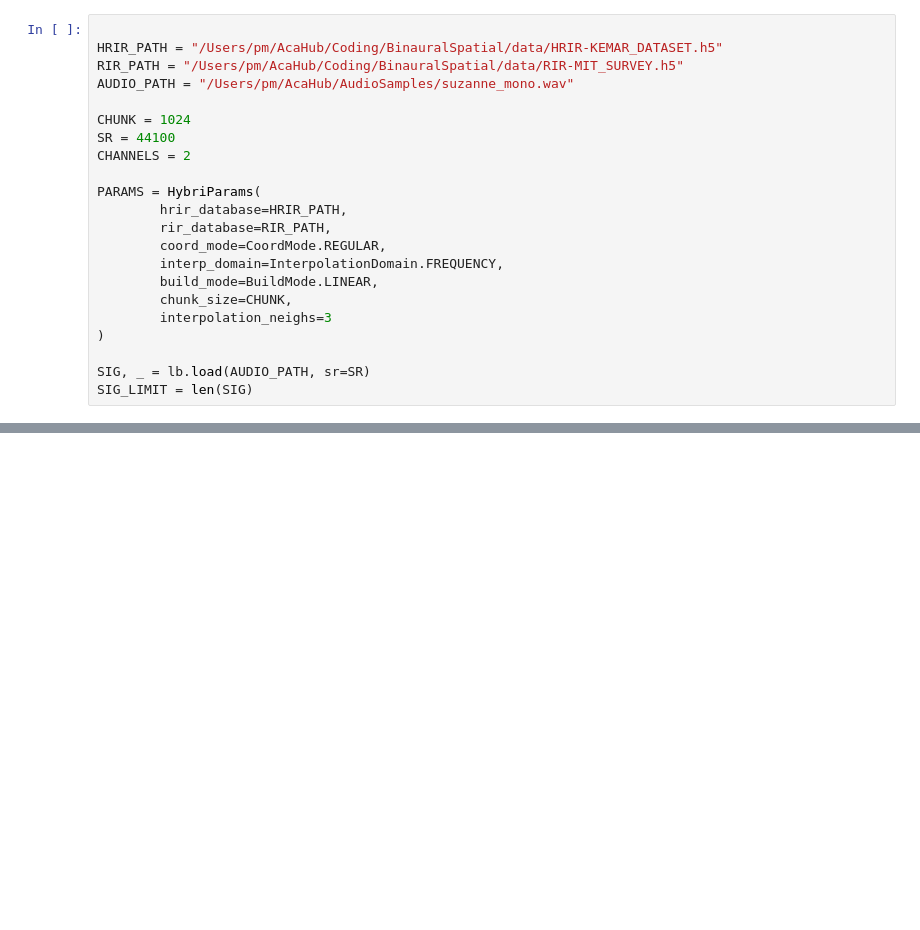
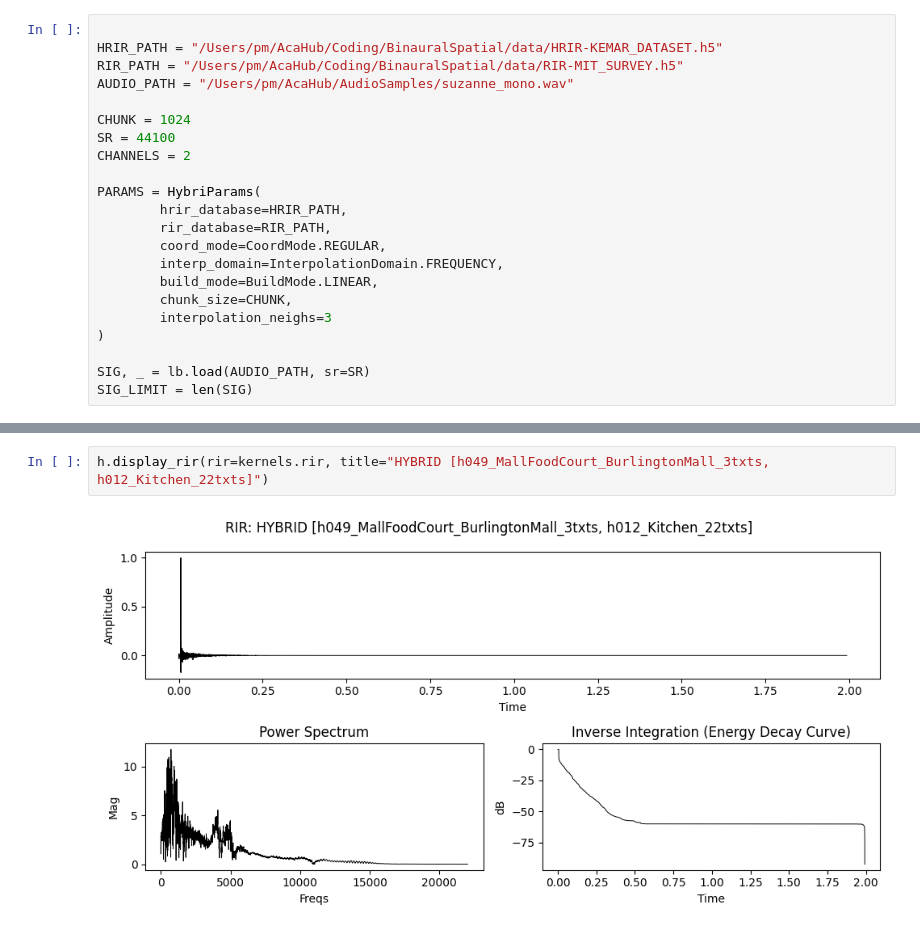
Before and after one commit to PasqualeMainolfi/Hybrizone, a Jupyter notebook: test.ipynb, the cells around one changed output, grey strips where cells are left out. Saved outputs shown, nothing was run; the diff lists cells and outputs as text; blank space fills up the shorter version.

```diff
--- a/test.ipynb
+++ b/test.ipynb
@@ -84,0 +109,4 @@ KeyboardInterrupt:
+# %%
+h.display_rir(rir=kernels.rir, title="HYBRID [h049_MallFoodCourt_BurlingtonMall_3txts, h012_Kitchen_22txts]")
+# %% [output]
+[figure, added]
```
Also changed, not shown: parts of 8 cells of this notebook, 11 other files.
